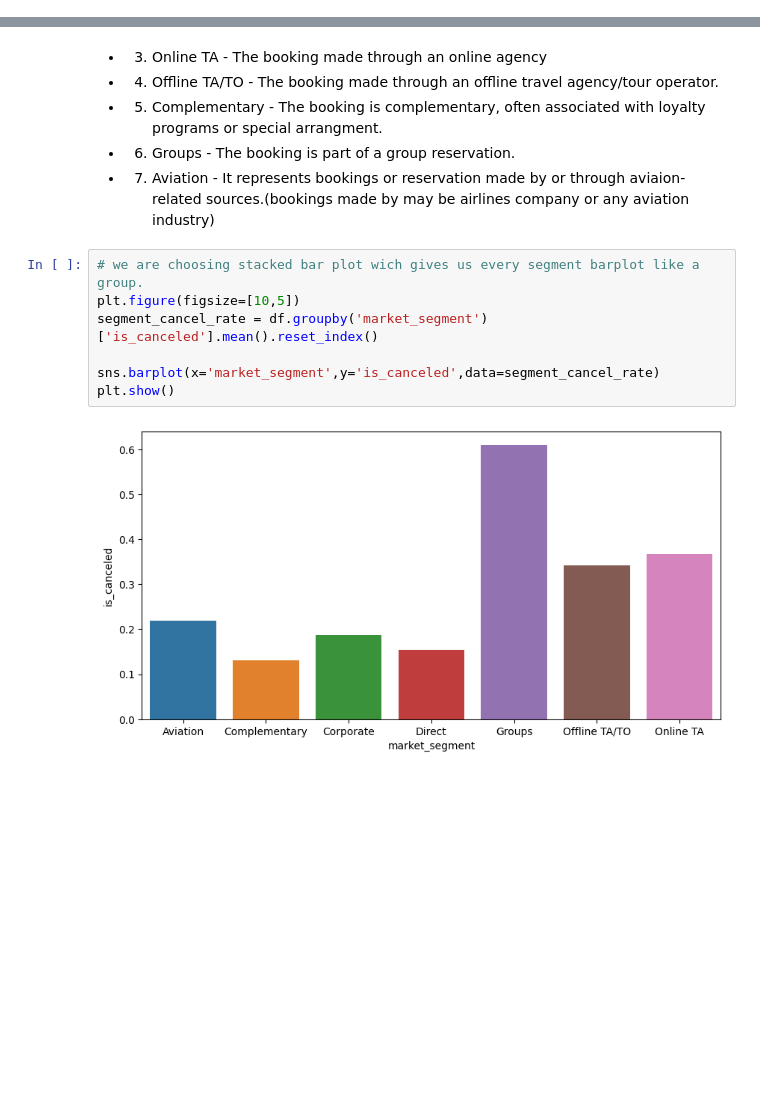
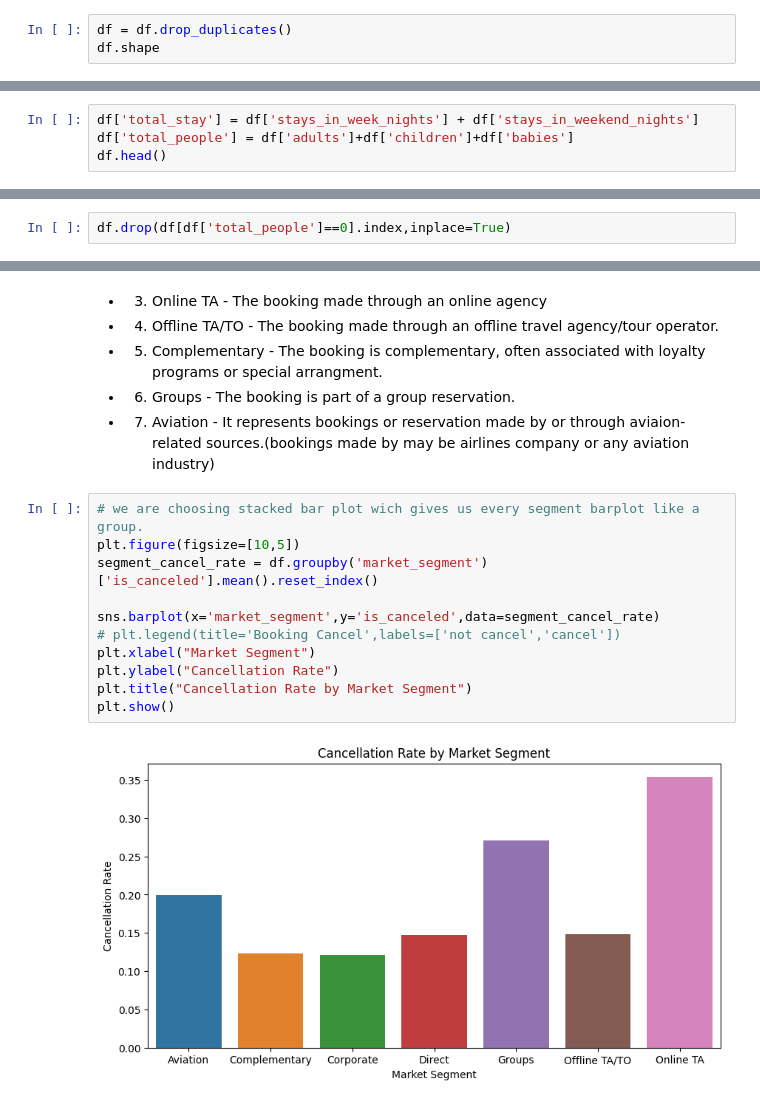
Before and after one commit to GuptaSandip/Hotel_Booking_Analysis_EDA_Project, a Jupyter notebook: Hotel_Booking_Analysis_EDA_Project.ipynb, the cells around one changed output, grey strips where cells are left out. Saved outputs shown, nothing was run; the diff lists cells and outputs as text; blank space fills up the shorter version.

```diff
--- a/Hotel_Booking_Analysis_EDA_Project.ipynb
+++ b/Hotel_Booking_Analysis_EDA_Project.ipynb
@@ -115,0 +142,3 @@ Length: 119390, dtype: bool
+# %%
+df = df.drop_duplicates()
+df.shape
@@ -340,0 +375,4 @@ dtype: int64
+# %%
+df['total_stay'] = df['stays_in_week_nights'] + df['stays_in_weekend_nights']
+df['total_people'] = df['adults']+df['children']+df['babies']
+df.head()
@@ -340,0 +414,2 @@ dtype: int64
+# %%
+df.drop(df[df['total_people']==0].index,inplace=True)
@@ -552,9 +698,13 @@ array(['Direct', 'Corporate', 'Online TA', 'Offline TA/TO',
 # %%
 # we are choosing stacked bar plot wich gives us every segment barplot like a group.
 plt.figure(figsize=[10,5])
 segment_cancel_rate = df.groupby('market_segment')['is_canceled'].mean().reset_index()
 
 sns.barplot(x='market_segment',y='is_canceled',data=segment_cancel_rate)
+# plt.legend(title='Booking Cancel',labels=['not cancel','cancel'])
+plt.xlabel("Market Segment")
+plt.ylabel("Cancellation Rate")
+plt.title("Cancellation Rate by Market Segment")
 plt.show()
 # %% [output]
-[figure, old version]
+[figure, new version]
```
Also changed, not shown: parts of 57 cells of this notebook.
